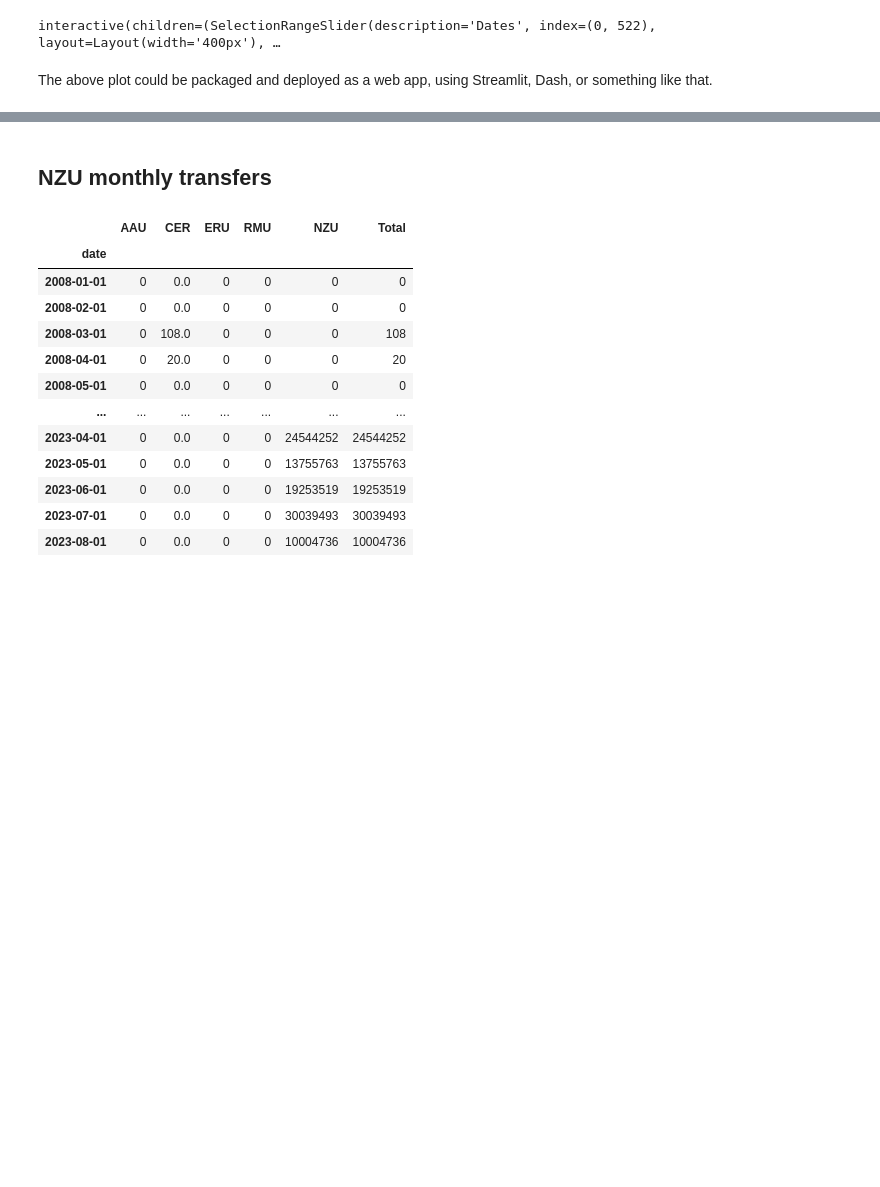
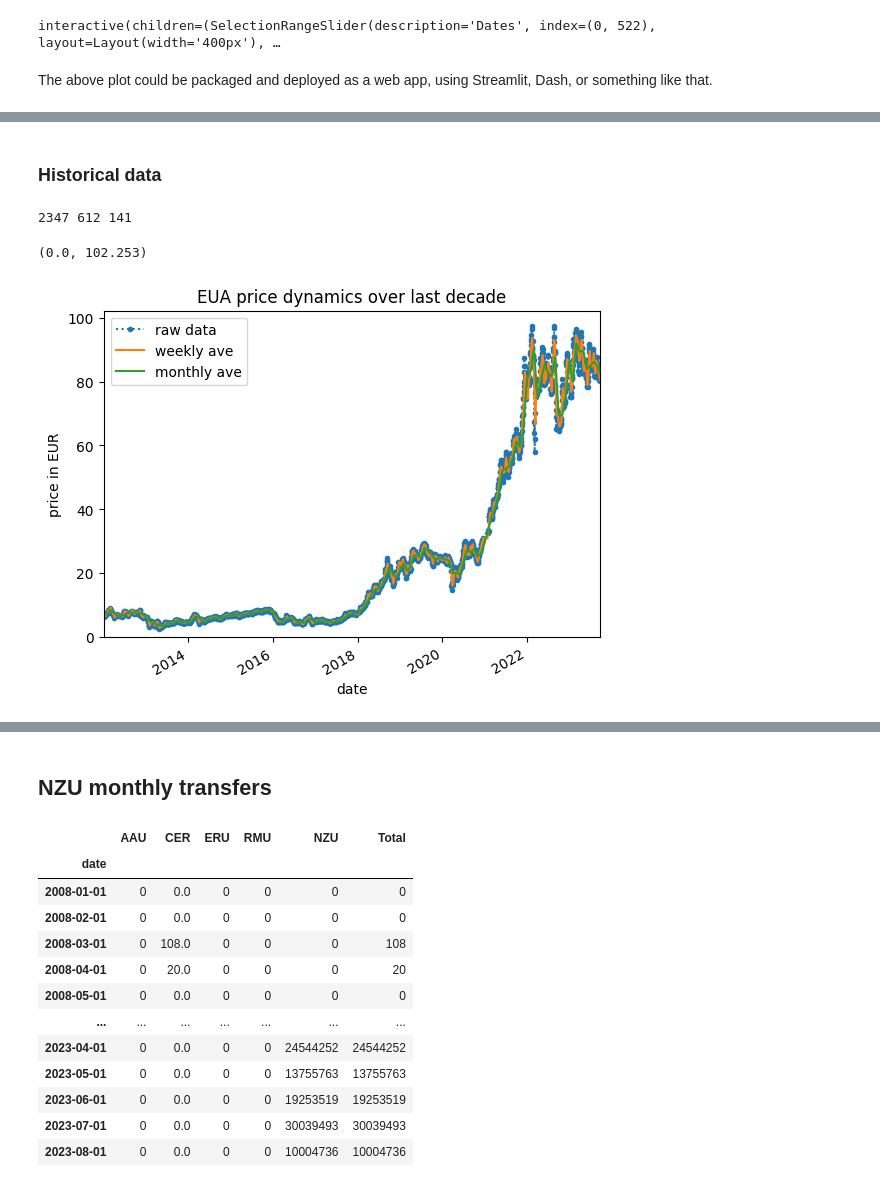
Before and after one commit to dmitrische/nzu-market, a Jupyter notebook: analysis.ipynb, the cells around one changed output, grey strips where cells are left out. Saved outputs shown, nothing was run; the diff lists cells and outputs as text; code cells hidden in the pictures; blank space fills up the shorter version.

```diff
--- a/analysis.ipynb
+++ b/analysis.ipynb
@@ -240,0 +274,24 @@ The above plot could be packaged and deployed as a web app, using Streamlit, Das
+# %% [markdown]
+### Historical data
+# %%
+df_eua = pd.read_csv('./EUdata/eua_price_history.csv', index_col='date', parse_dates=[0])
+df_eua.ffill(inplace=True) # forward fill missing values
+dfw_eua = df_eua['price'].resample('W').mean()
+dfw_eua.ffill(inplace=True) # forward fill missing values
+dfm_eua = df_eua['price'].resample('M').mean()
+print(len(df_eua), len(dfw_eua), len(dfm_eua))
+# %% [output]
+2347 612 141
+# %%
+ax = df_eua['price'].plot(linestyle = ':',
+                          marker = '.',
+                          ylabel = 'price in EUR',
+                          title = 'EUA price dynamics over last decade')
+dfw_eua.plot(ax = ax)
+dfm_eua.plot(ax = ax)
+ax.legend(labels = ['raw data','weekly ave','monthly ave'])
+ax.set_xlim(min(df_eua.index),max(df_eua.index))
+ax.set_ylim(0)
+# %% [output]
+(0.0, 102.253)
+[figure, added]
```
Also changed, not shown: parts of 19 cells of this notebook.
